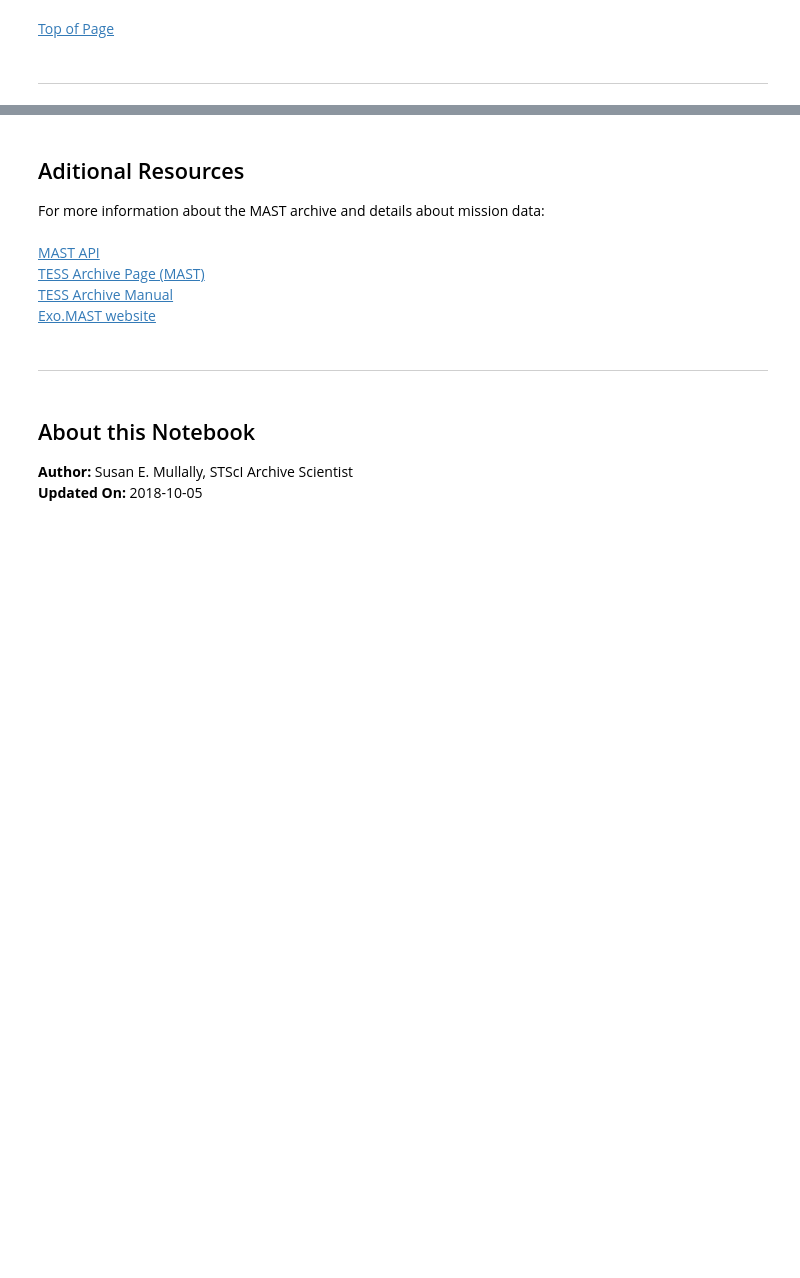
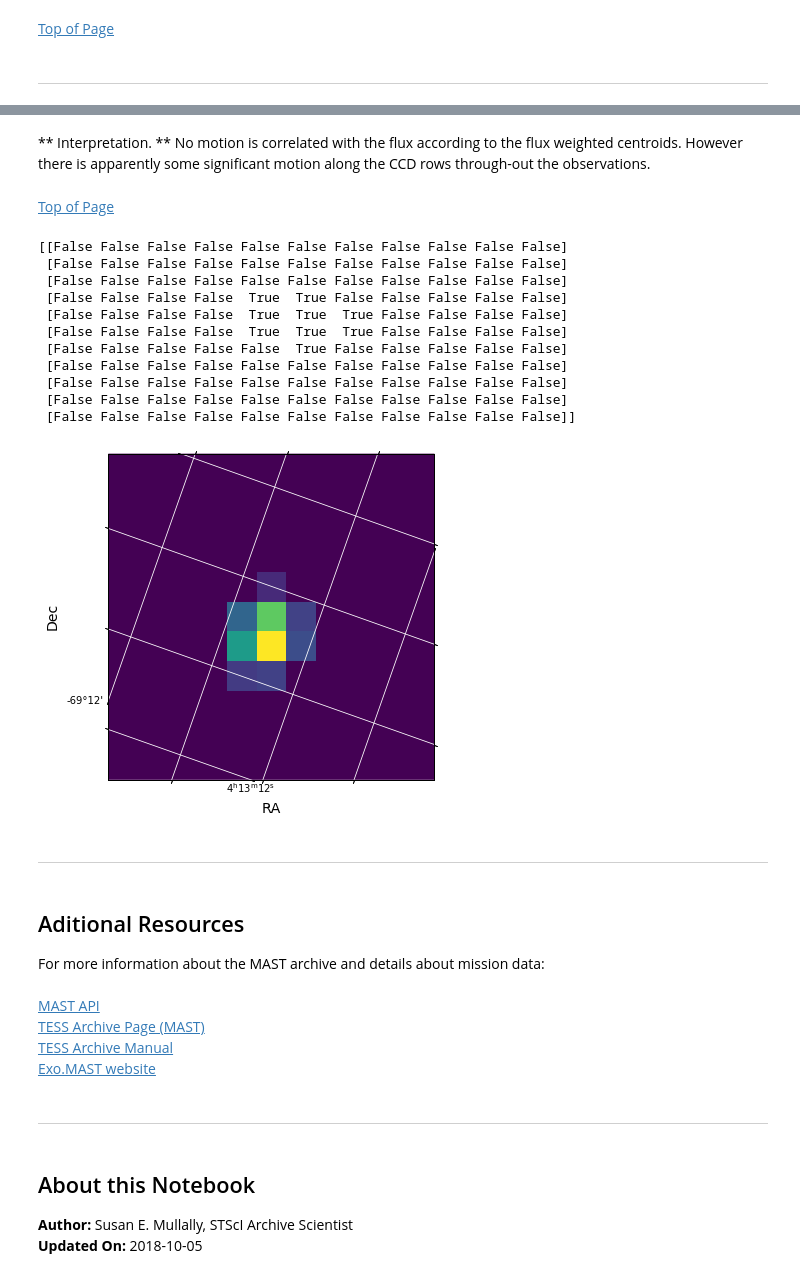
Before and after one commit to openSAIL/MAST-API-Notebooks, a Jupyter notebook: TESS/TESS_Tour_LC_TPF/tess_tour_tpf_lc.ipynb, the cells around one changed output, grey strips where cells are left out. Cells and saved outputs as stored; diff of their text form; code cells hidden in the pictures; blank space fills up the shorter version.

```diff
--- a/TESS/TESS_Tour_LC_TPF/tess_tour_tpf_lc.ipynb
+++ b/TESS/TESS_Tour_LC_TPF/tess_tour_tpf_lc.ipynb
@@ -393,0 +437,37 @@ plt.legend()
+# %% [markdown]
+** Interpretation. ** No motion is correlated with the flux according to the flux weighted centroids. However there is apparently some significant motion along the CCD rows through-out the observations.
+# %% [markdown]
+[Top of Page](#title_ID)
+# %%
+#Solution to (b)
+#Let's display those pixels used in the flux-weighted centroid, we need to consider bit 4 of the aperture extension.
+ap_image=(tphdu[2].data)
+ap_want=np.bitwise_and(ap_image, 8)  >1
+print(ap_want)
+#Notice that it is the same as the optimal aperture. This may not always be the case.
+
+#If we set all other pixels to 0 we can plot just those pixels in this aperture from the third cadence.
+one_image=tpf_data['FLUX'][2]
+fw_first=one_image
+fw_first[~ap_want]=0
+fig = plt.figure(figsize=(6,6))
+fig.add_subplot(111, projection=wcs)
+plt.imshow(fw_first, origin='lower', cmap=plt.cm.viridis)
+plt.xlabel('RA',fontsize=14)
+plt.ylabel('Dec',fontsize=14)
+plt.grid(axis='both',color='white', ls='solid')
+# %% [output]
+[[False False False False False False False False False False False]
+ [False False False False False False False False False False False]
+ [False False False False False False False False False False False]
+ [False False False False  True  True False False False False False]
+ [False False False False  True  True  True False False False False]
+ [False False False False  True  True  True False False False False]
+ [False False False False False  True False False False False False]
+ [False False False False False False False False False False False]
+ [False False False False False False False False False False False]
+ [False False False False False False False False False False False]
+ [False False False False False False False False False False False]]
+[figure, added]
+# %% [markdown]
+***
```
Also changed, not shown: parts of 30 cells of this notebook.
